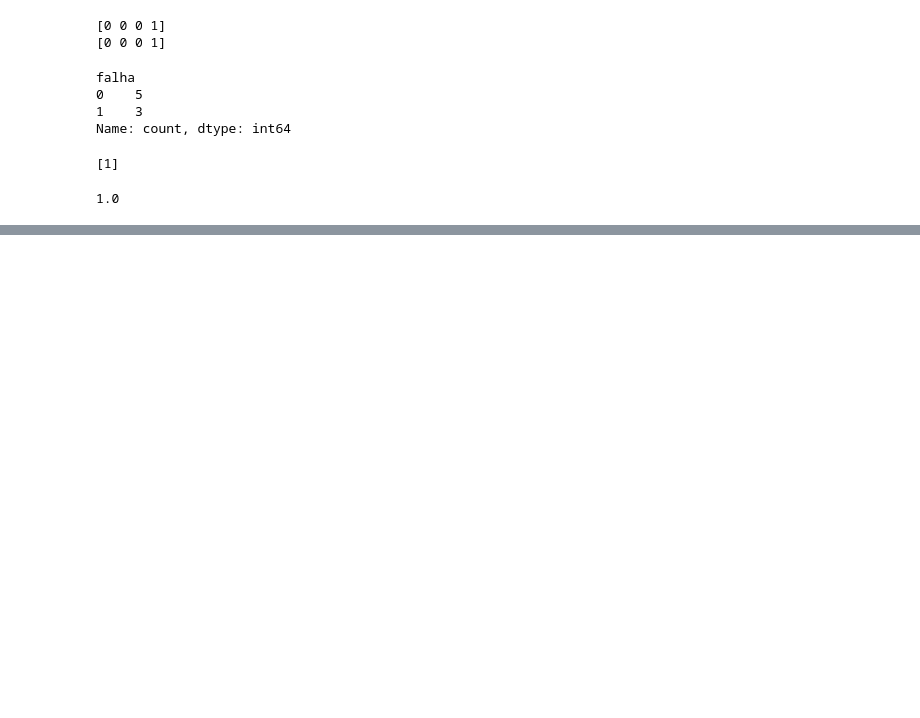
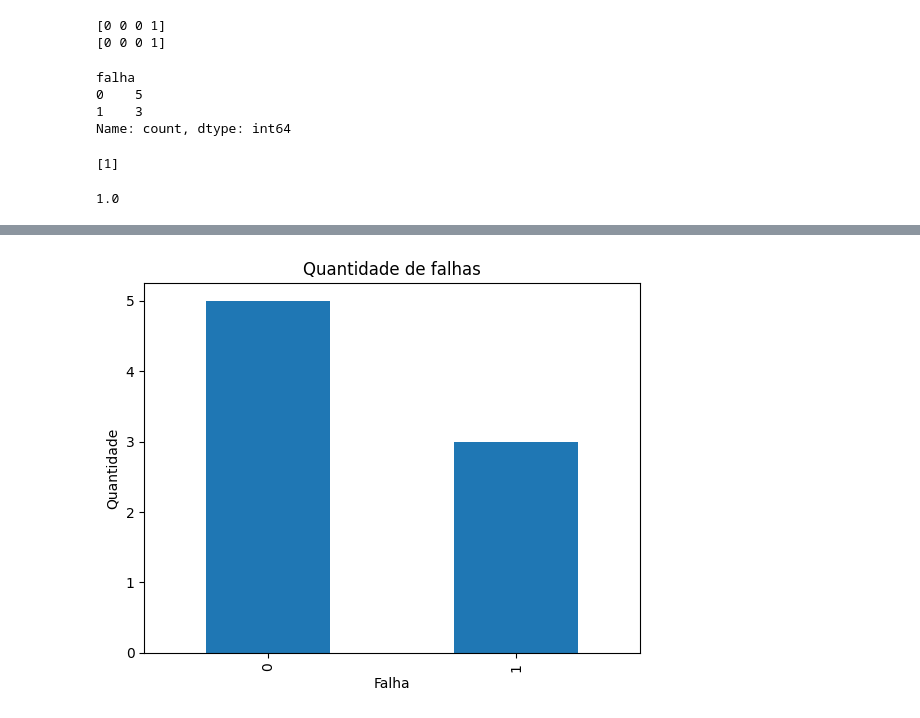
Before and after one commit to Nandaodevmax/predictive-maintenance-project, a Jupyter notebook: Data_Science_Aplicadp_Manutencao_Preditiva.ipynb, the cells around one changed output, grey strips where cells are left out. Cells and saved outputs as stored; diff of their text form; code cells hidden in the pictures; blank space fills up the shorter version.

```diff
--- a/Data_Science_Aplicadp_Manutencao_Preditiva.ipynb
+++ b/Data_Science_Aplicadp_Manutencao_Preditiva.ipynb
@@ -291,0 +324,12 @@ print(accuracy_score(y_test, previsoes))
+# %%
+# Gráfico de Falhas
+
+df["falha"].value_counts().plot(kind="bar")
+
+plt.title("Quantidade de falhas")
+plt.xlabel("Falha")
+plt.ylabel("Quantidade")
+
+plt.show()
+# %% [output]
+[figure, added]
```
Also changed, not shown: parts of 5 cells of this notebook.
